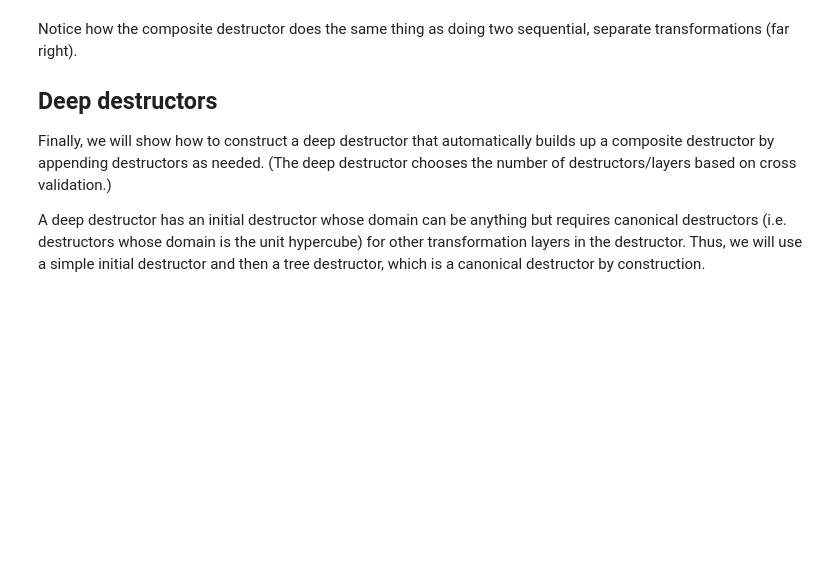
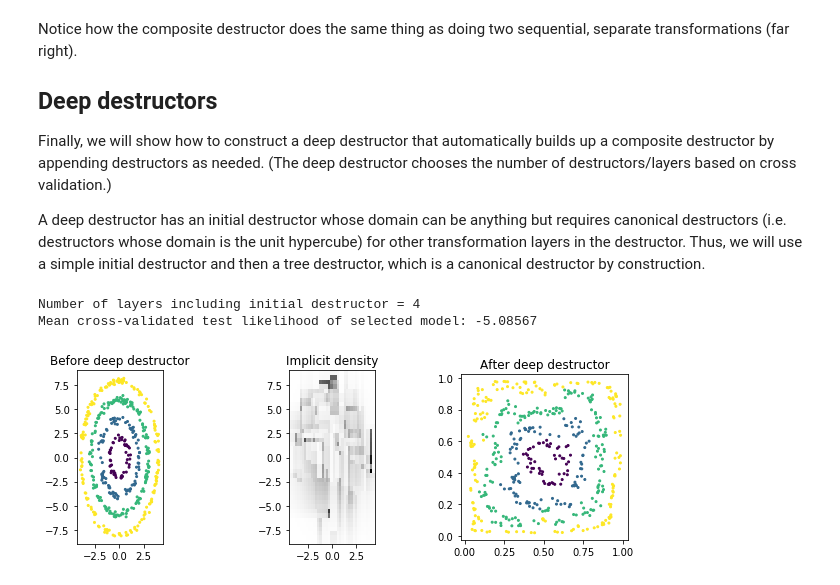
Before and after one commit to davidinouye/destructive-deep-learning, a Jupyter notebook: notebooks/demo_quickstart_tutorial.ipynb, the cells around one changed output. Saved outputs shown, nothing was run; the diff lists cells and outputs as text; code cells hidden in the pictures; blank space fills up the shorter version.

```diff
--- a/notebooks/demo_quickstart_tutorial.ipynb
+++ b/notebooks/demo_quickstart_tutorial.ipynb
@@ -134,12 +156,18 @@ Thus, we will use a simple initial destructor and then a tree destructor, which
 # %%
 from sklearn.base import clone
 from ddl.deep import DeepDestructorCV
 deep_destructor = DeepDestructorCV(
     init_destructor=clone(ind_destructor),
     canonical_destructor=clone(tree_destructor),
     cv=3,
+    # Because of the randomness in RandomTreeEstimator,
+    #  we continue up to 5 layers even if the test log likelihood goes down.
+    n_extend=5,
 )
 Z_deep = deep_destructor.fit_transform(X)
-print('Number of layers including initial destructor = %d' % len(deep_destructor.fitted_destructors_))
-plot_multiple([X, composite_destructor.density_, Z_deep], [y, dict(get_prev_bounds=True), y],
-              titles=['Before deep destructor', 'Implicit density', 'After deep destructor'])
+
+plot_before_and_after(X, Z_deep, y, deep_destructor, label='deep destructor')
+# %% [output]
+Number of layers including initial destructor = 4
+Mean cross-validated test likelihood of selected model: -5.08567
+[figure, added]
```
Also changed, not shown: parts of 22 cells of this notebook.
